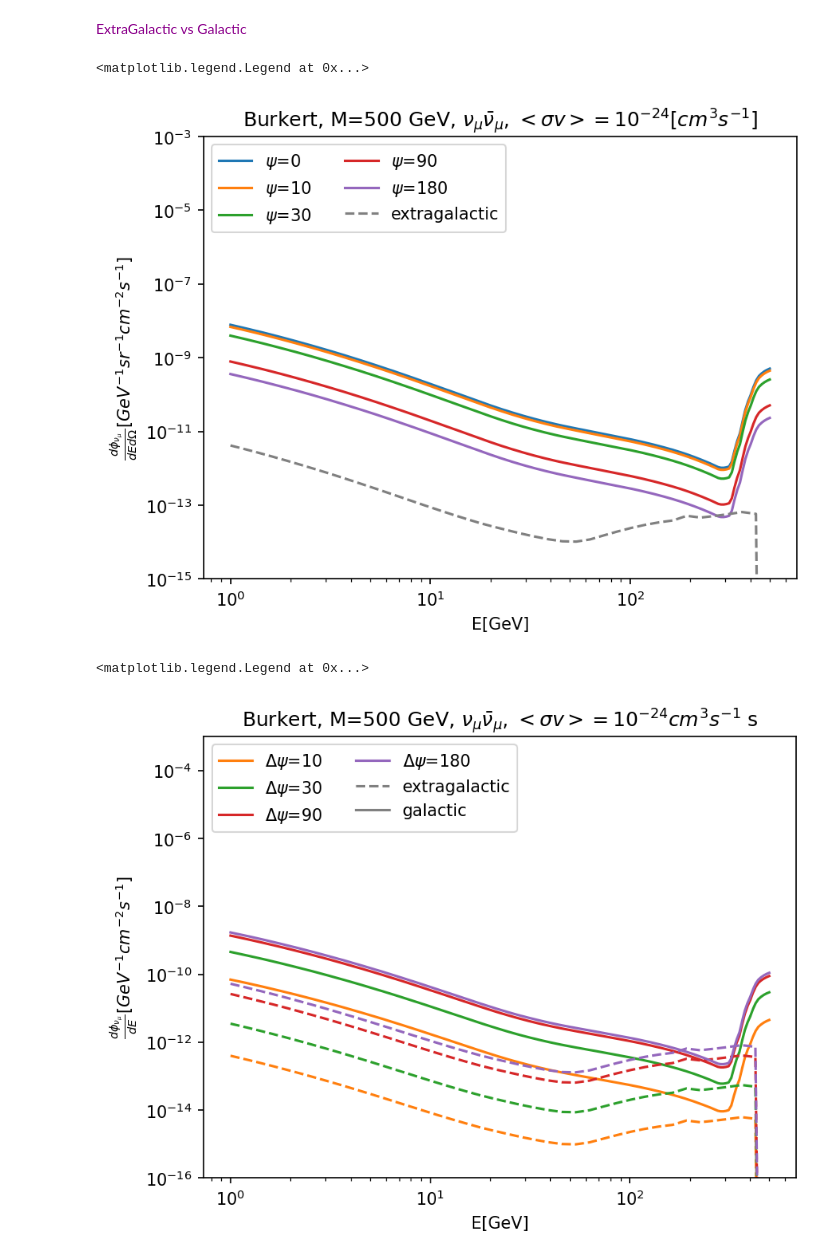
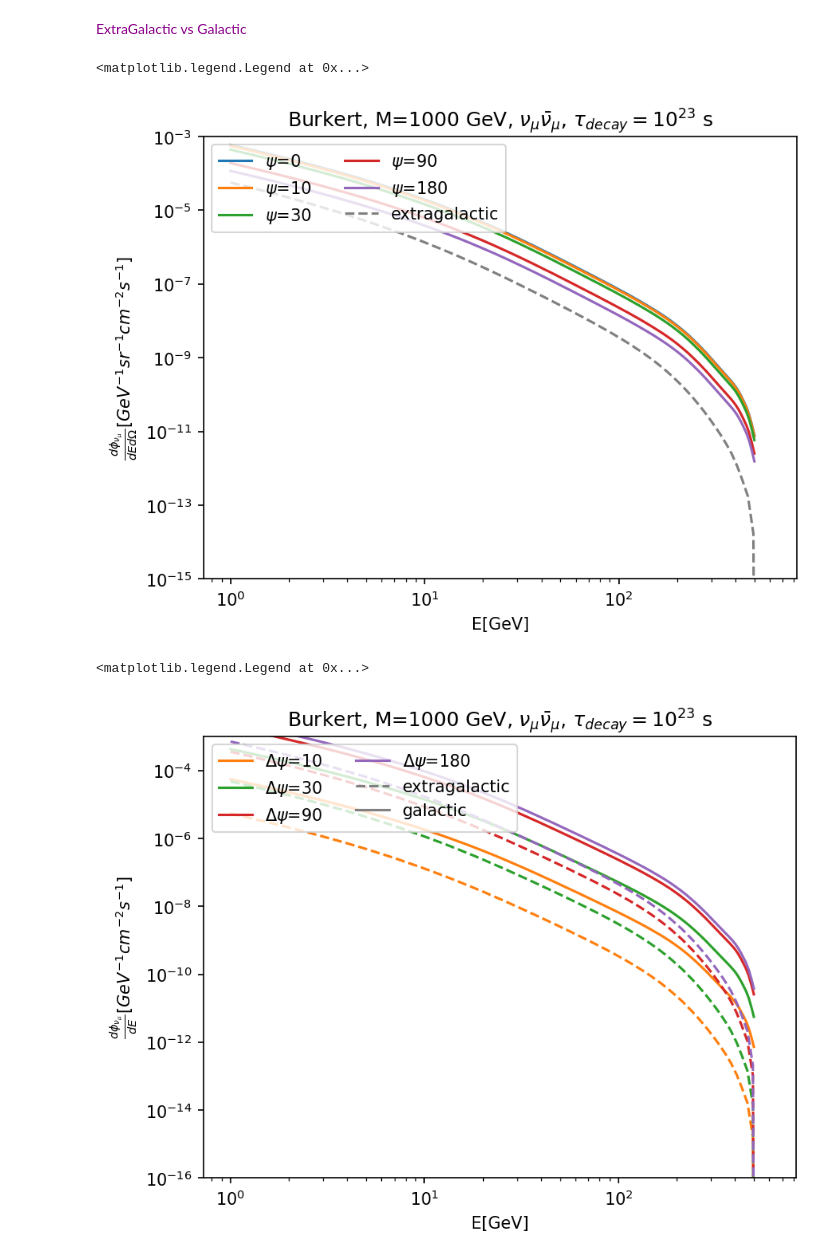
Before and after one commit to NhanChau94/DM_FLUX, a Jupyter notebook: DM_flux.ipynb, the cells around one changed output. Drawn from its saved outputs; the diff is of its cells as text; code cells hidden in the pictures.

Commit message:
add bb precomputed flux and change name of precomputed clumpy extra flux

```diff
--- a/DM_flux.ipynb
+++ b/DM_flux.ipynb
@@ -83,14 +80,16 @@ def GC_flux_integrated(mass, channel, profile, process, Dpsi, E, tdecay=1e23, xs
 # %%
 # extra galactic from Clumpy
 curdir = os.getcwd()
-process = 'ann'
-extra_galactic = extract_values(f'{curdir}/resources/Clumpy_precomp/extra_galactic_flux/output_{process}/cosmo.dPhidOmegadE_CIRELLI11_EW_NEUTRINO_m500.ecsv', 0, 1)
+process = 'decay'
+mass = 1000
+channel = 'bb'
+extra_galactic = extract_values(f'{curdir}/resources/Clumpy_precomp/extra_galactic_flux/output_{process}/cosmo.{channel}_dPhidOmegadE_CIRELLI11_EW_NEUTRINO_m{mass}.ecsv', 0, 1)
 # %% [markdown]
 <font color="darkmagenta"> ExtraGalactic vs Galactic </font>
 # %%
 profile = 'Burkert'
-mass=500
-channel = 'numunumu'
+mass=1000
+channel = 'bb'
 
 if process=='decay':
     E = np.logspace(0, np.log10(mass/2.), 200)
@@ -107,9 +106,9 @@ for i, p in enumerate(psi):
 plt.plot(extra_galactic[0], extra_galactic[1]/(extra_galactic[0]*extra_galactic[0]), label='extragalactic', ls='--', color='gray')
 
 if process=='decay':
-    plt.title(f"{profile}, "+ r"M=500 GeV, $\nu_\mu \bar{\nu}_\mu$, $\tau_{decay}=10^{23}$ s")
+    plt.title(f"{profile}, "+ f"M={mass} GeV,"+ r" $\nu_\mu \bar{\nu}_\mu$, $\tau_{decay}=10^{23}$ s")
 elif process=='ann':
-    plt.title(f"{profile}, "+ r"M=500 GeV, $\nu_\mu \bar{\nu}_\mu$, $<\sigma v>=10^{-24} [cm^3 s^{-1}$]")
+    plt.title(f"{profile}, "+ f"M={mass} GeV,"+ r" $\nu_\mu \bar{\nu}_\mu$, $<\sigma v>=10^{-24} [cm^3 s^{-1}$]")
 
 plt.semilogx()
 plt.semilogy()
@@ -122,40 +121,40 @@ plt.ylim(1e-15, 1e-3)
 plt.legend(ncol=2, loc='upper left')
 # %% [output]
 <matplotlib.legend.Legend at 0x...>
-[figure, old version]
+[figure, new version]
 # %%
 profile = 'Burkert'
-mass=500
-channel = 'numunumu'
+mass=1000
+channel = 'bb'
 
 if process=='decay':
     E = np.logspace(0, np.log10(mass/2.), 200)
 elif process=='ann':
     E = np.logspace(0, np.log10(mass), 200)
 
 psi =np.array([10, 30, 90, 180])
 cols = ['#1f77b4', '#ff7f0e', '#2ca02c', '#d62728', '#9467bd', '#8c564b', '#e377c2', '#7f7f7f', '#bcbd22', '#17becf']
 for i, p in enumerate(psi):
     RateGC = GC_flux_integrated(mass, channel, profile, process, p, E)
     plt.plot(E, RateGC['nu_mu'], label=r'$\Delta \psi$={}'.format(p), color=cols[i+1])
     plt.plot(extra_galactic[0],extra_galactic[1]/(extra_galactic[0]*extra_galactic[0])*  2*np.pi*(1-np.cos(np.deg2rad(p))), ls='--', color=cols[i+1])
 
 if process=='decay':
-    plt.title(f"{profile}, "+ r"M=500 GeV, $\nu_\mu \bar{\nu}_\mu$, $\tau_{decay}=10^{23}$ s")
+    plt.title(f"{profile}, "+ f"M={mass} GeV,"+ r" $\nu_\mu \bar{\nu}_\mu$, $\tau_{decay}=10^{23}$ s")
 elif process=='ann':
-    plt.title(f"{profile}, "+ r"M=500 GeV, $\nu_\mu \bar{\nu}_\mu$, $<\sigma v>=10^{-24} cm^3 s^{-1}$ s")
+    plt.title(f"{profile}, "+ f"M={mass} GeV,"+ r" $\nu_\mu \bar{\nu}_\mu$, $<\sigma v>=10^{-24} cm^3 s^{-1}$ s")
 
 plt.semilogx()
 plt.semilogy()
 plt.ylabel(r"$\frac{d\phi_{\nu_\mu}}{dE} [GeV^{-1} cm^{-2} s^{-1}]$")
 plt.xlabel('E[GeV]')
 
 # plt.ylim(1e-10, 1e-3)
 plt.ylim(1e-16, 1e-3)
 
 plt.plot(0, 0, label='extragalactic', ls='--', color='gray')
 plt.plot(0, 0, label='galactic', color='gray')
 plt.legend(ncol=2, loc='upper left')
 # %% [output]
 <matplotlib.legend.Legend at 0x...>
-[figure, old version]
+[figure, new version]
```
Also changed, not shown: parts of 1 cell of this notebook, 8 other files.
